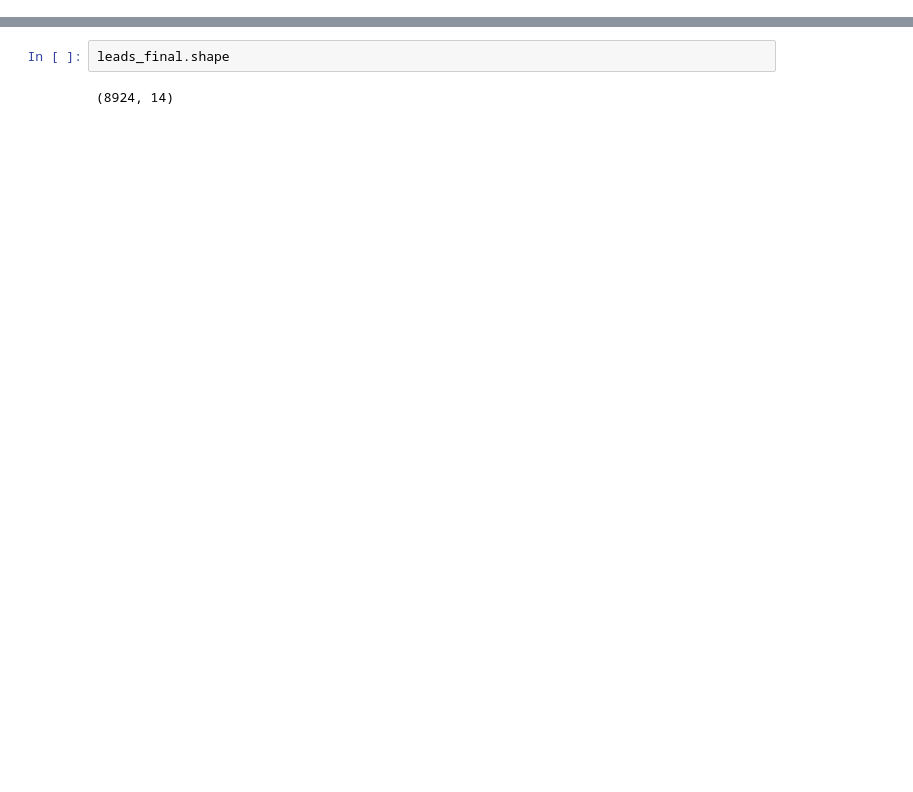
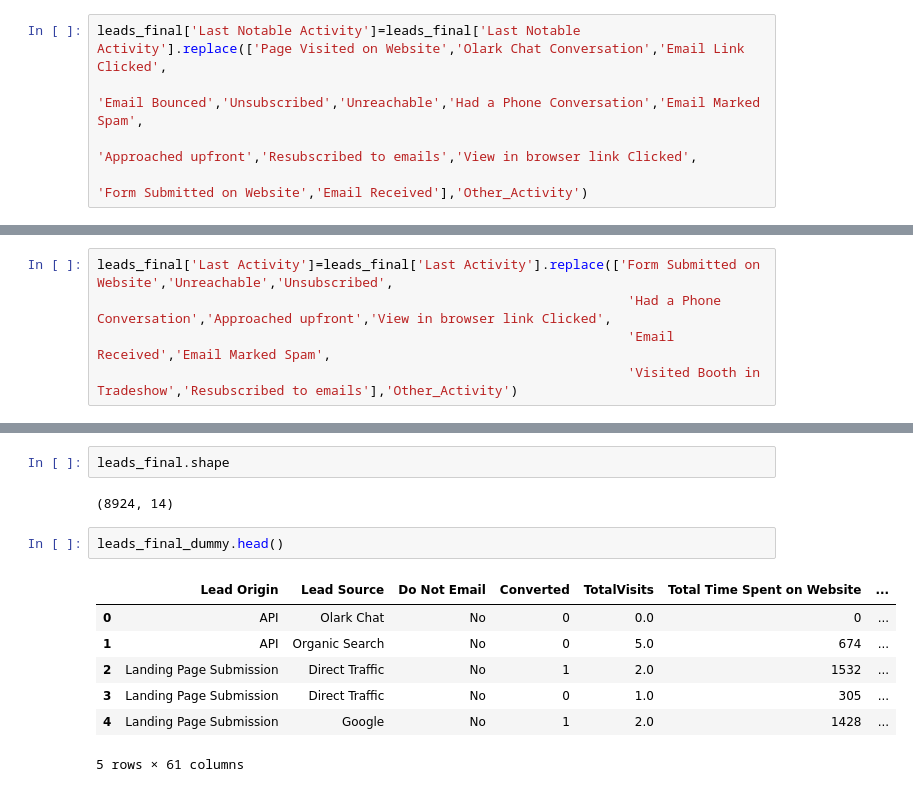
Before and after one commit to SatyugRaj/Lead_Scoring_Case_Study, a Jupyter notebook: LEAD_SCORING_CASE_STUDY.ipynb, the cells around one changed output, grey strips where cells are left out. Drawn from its saved outputs; the diff is of its cells as text; blank space fills up the shorter version.

```diff
--- a/LEAD_SCORING_CASE_STUDY.ipynb
+++ b/LEAD_SCORING_CASE_STUDY.ipynb
@@ -560,0 +585,5 @@ from the above graphs we can notice :
+# %%
+leads_final['Last Notable Activity']=leads_final['Last Notable Activity'].replace(['Page Visited on Website','Olark Chat Conversation','Email Link Clicked',
+                                                                                    'Email Bounced','Unsubscribed','Unreachable','Had a Phone Conversation','Email Marked Spam',
+                                                                                    'Approached upfront','Resubscribed to emails','View in browser link Clicked',
+                                                                                    'Form Submitted on Website','Email Received'],'Other_Activity')
@@ -560,0 +611,5 @@ from the above graphs we can notice :
+# %%
+leads_final['Last Activity']=leads_final['Last Activity'].replace(['Form Submitted on Website','Unreachable','Unsubscribed',
+                                                                    'Had a Phone Conversation','Approached upfront','View in browser link Clicked',
+                                                                    'Email Received','Email Marked Spam',
+                                                                    'Visited Booth in Tradeshow','Resubscribed to emails'],'Other_Activity')
@@ -1053,3 +1121,13 @@ Name: Tags, dtype: int64
 leads_final.shape
 # %% [output]
 (8924, 14)
+# %%
+leads_final_dummy.head()
+# %% [output]
+|  | Lead Origin | Lead Source | Do Not Email | Converted | TotalVisits | Total Time Spent on Website | ... |
+| 0 | API | Olark Chat | No | 0 | 0.0 | 0 | ... |
+| 1 | API | Organic Search | No | 0 | 5.0 | 674 | ... |
+| 2 | Landing Page Submission | Direct Traffic | No | 1 | 2.0 | 1532 | ... |
+| 3 | Landing Page Submission | Direct Traffic | No | 0 | 1.0 | 305 | ... |
+| 4 | Landing Page Submission | Google | No | 1 | 2.0 | 1428 | ... |
+5 rows × 61 columns
```
Also changed, not shown: parts of 57 cells of this notebook.
